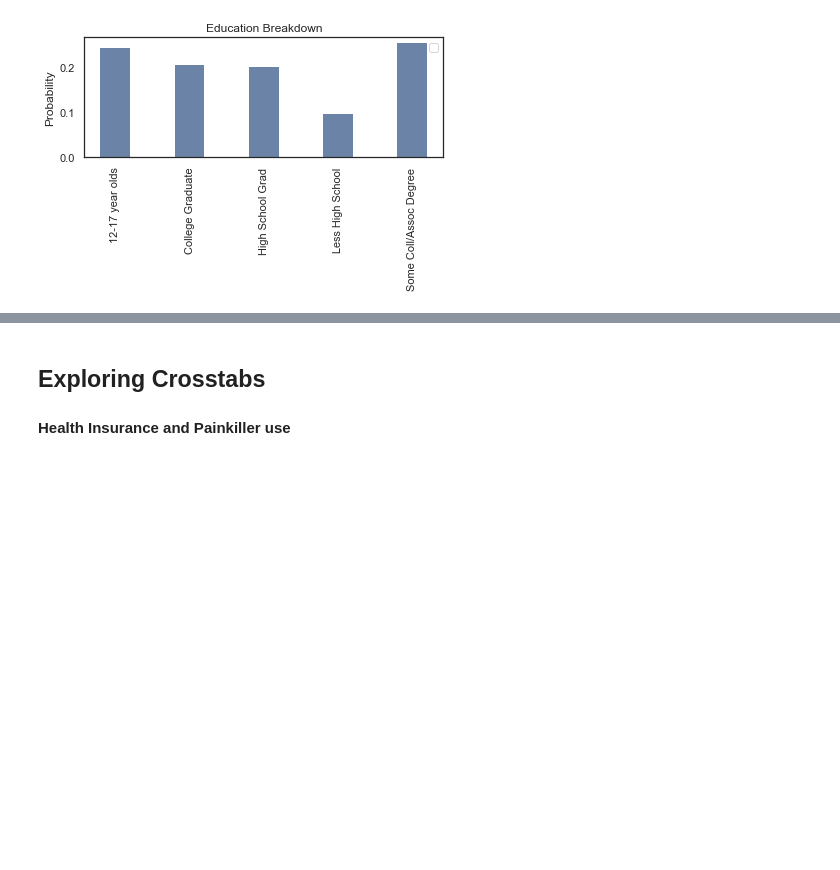
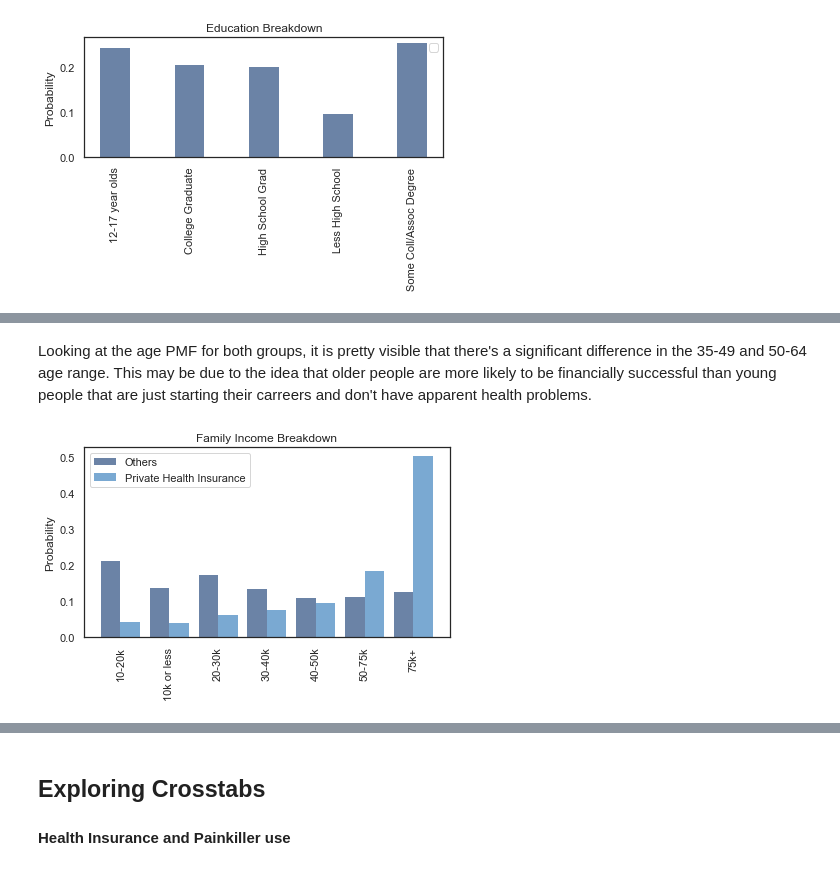
Before and after one commit to mhreid/OpioidsAndDemographics, a Jupyter notebook: project1/Opioids_and_Health_Insurance.ipynb, the cells around one changed output, grey strips where cells are left out. Cells and saved outputs as stored; diff of their text form; code cells hidden in the pictures; blank space fills up the shorter version.

```diff
--- a/project1/Opioids_and_Health_Insurance.ipynb
+++ b/project1/Opioids_and_Health_Insurance.ipynb
@@ -98,0 +167,11 @@ decorate(ylabel='Probability', title = 'Education Breakdown')
+# %% [markdown]
+Looking at the age PMF for both groups, it is pretty visible that there's a significant difference in the 35-49 and 50-64 age range. This may be due to the idea that older people are more likely to be financially successful than young people that are just starting their carreers and don't have apparent health problems.
+# %%
+pmf_a = Pmf(no_hi["FAMILY_INCOME"], label='Others')
+pmf_b = Pmf(priv_hi["FAMILY_INCOME"], label='Private Health Insurance')
+thinkplot.Hist(pmf_a, align="right", width=width)
+thinkplot.Hist(pmf_b, align="left", width=width)
+plt.xticks(np.arange(0, 7, step=1), rotation='vertical')
+decorate(ylabel='Probability', title='Family Income Breakdown', loc='upper left')
+# %% [output]
+[figure, added]
```
Also changed, not shown: parts of 51 cells of this notebook, 2 other files.
